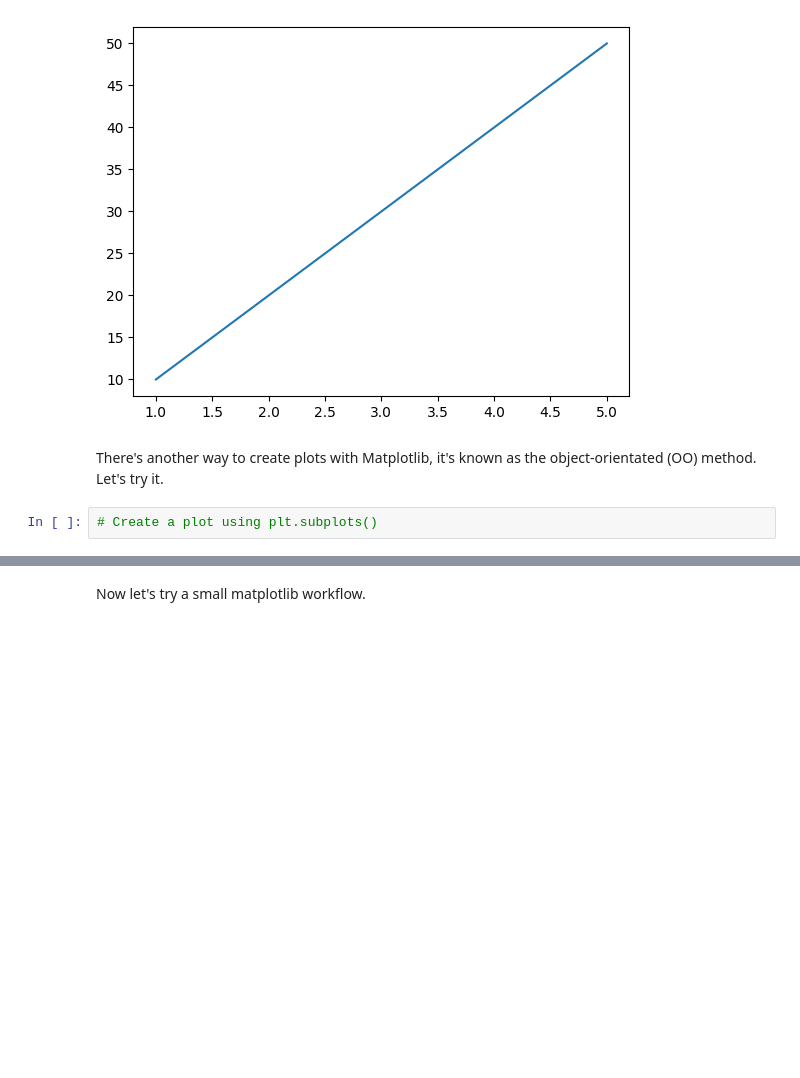
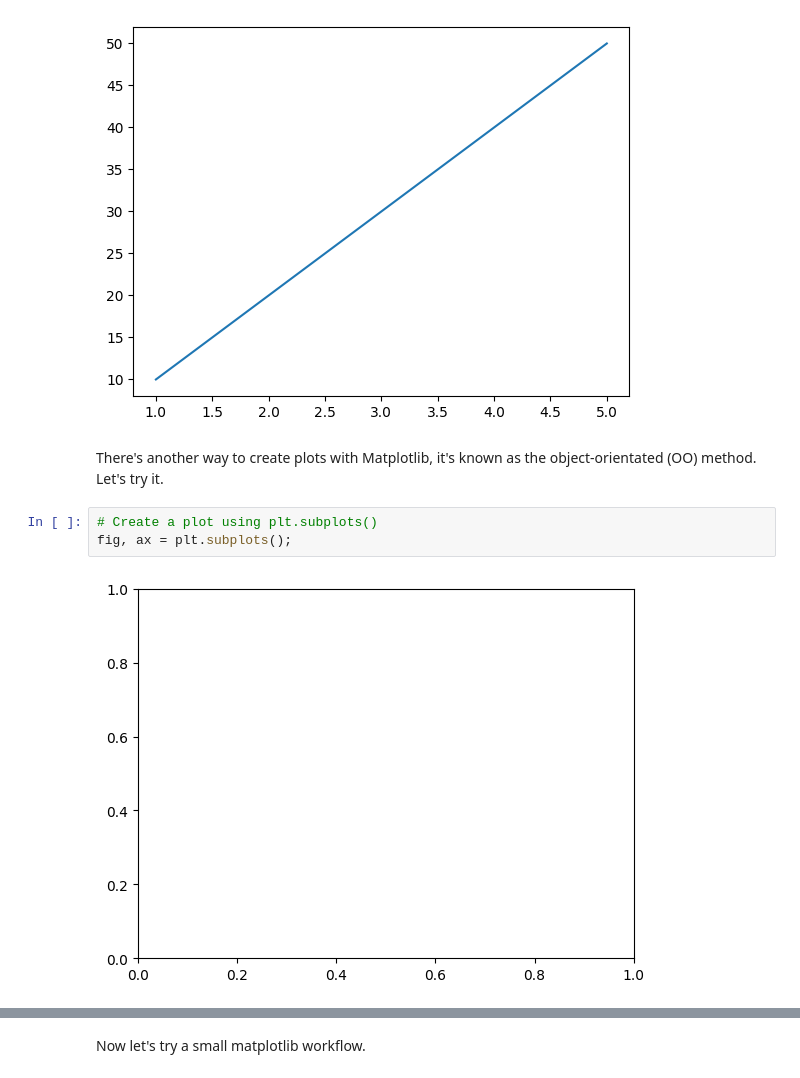
Before and after one commit to suniltadepalli/matplotlib, a Jupyter notebook: matplotlib-exercises.ipynb, the cells around one changed output, grey strips where cells are left out. Saved outputs shown, nothing was run; the diff lists cells and outputs as text; blank space fills up the shorter version.

Commit message:
after simple plot

```diff
--- a/matplotlib-exercises.ipynb
+++ b/matplotlib-exercises.ipynb
@@ -49,5 +49,8 @@ plt.plot(X, y);
 There's another way to create plots with Matplotlib, it's known as the object-orientated (OO) method. Let's try it.
 # %%
 # Create a plot using plt.subplots()
+fig, ax = plt.subplots();
+# %% [output]
+[figure, added]
 # %%
 # Create a plot using plt.subplots() and then add X & y on the axes
```
Also changed, not shown: parts of 5 cells of this notebook.
